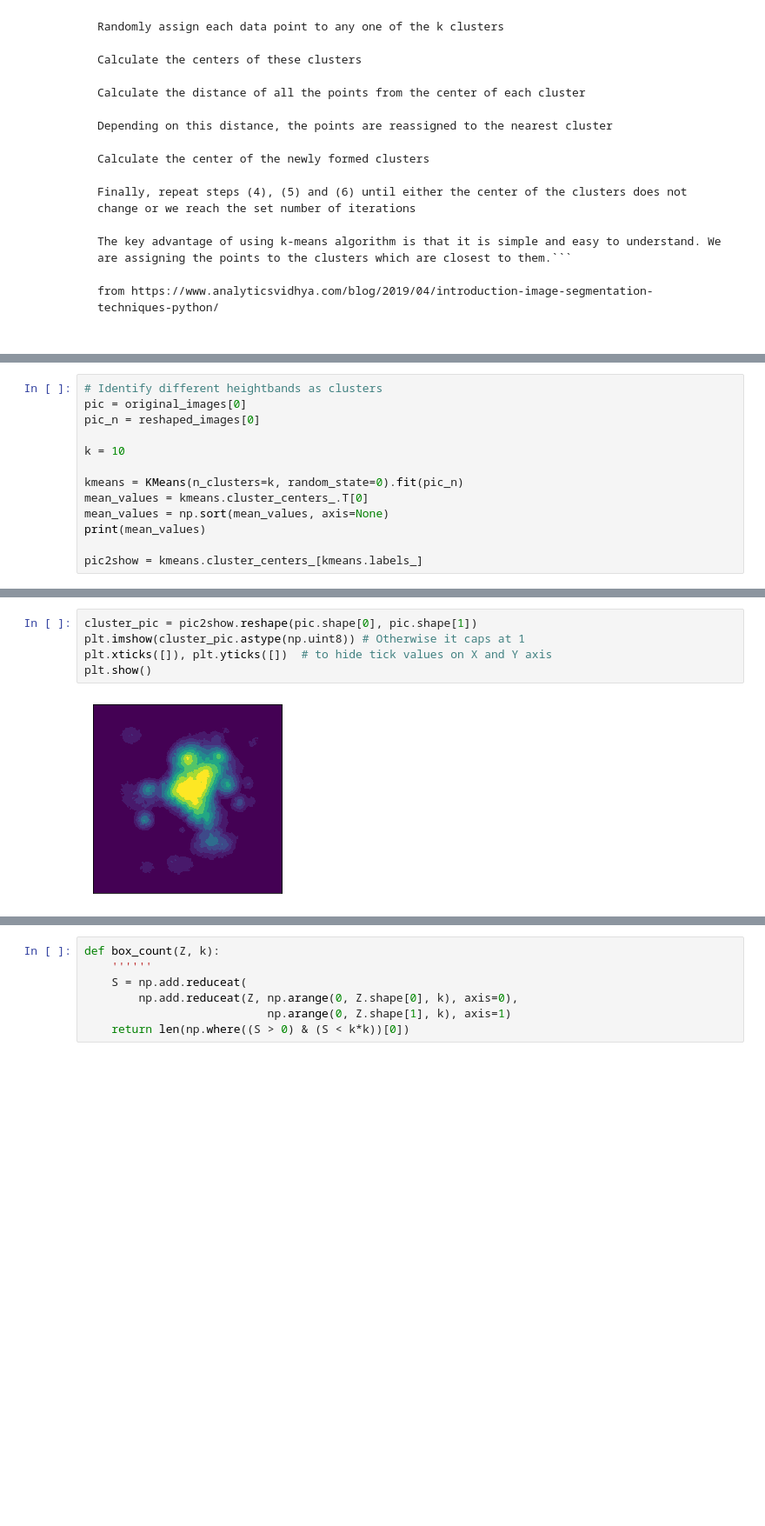
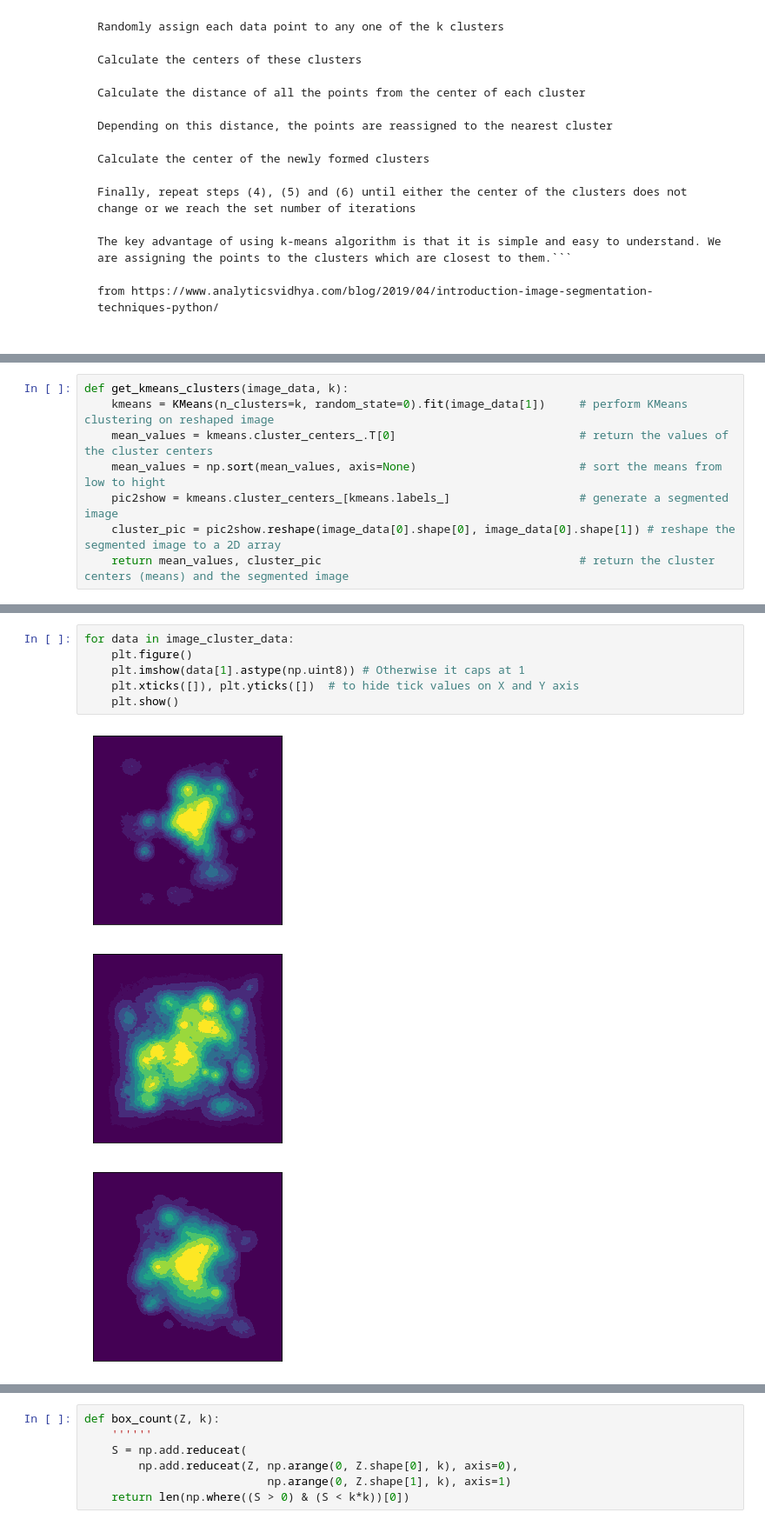
Before and after one commit to eoin-raff/ThesisRepo, a Jupyter notebook: Utils/Heightmap Analysis/heightmap_analysis.ipynb, the cells around one changed output, grey strips where cells are left out. Shown at 87% size. Cells and saved outputs as stored; diff of their text form; blank space fills up the shorter version.

```diff
--- a/Utils/Heightmap Analysis/heightmap_analysis.ipynb
+++ b/Utils/Heightmap Analysis/heightmap_analysis.ipynb
@@ -80,13 +80,0 @@ print(reshaped_images[0].shape)
-# %%
-# Identify different heightbands as clusters
-pic = original_images[0]
-pic_n = reshaped_images[0]
-
-k = 10
-
-kmeans = KMeans(n_clusters=k, random_state=0).fit(pic_n)
-mean_values = kmeans.cluster_centers_.T[0]
-mean_values = np.sort(mean_values, axis=None)
-print(mean_values)
-
-pic2show = kmeans.cluster_centers_[kmeans.labels_]
@@ -95,0 +81,8 @@ pic2show = kmeans.cluster_centers_[kmeans.labels_]
+# %%
+def get_kmeans_clusters(image_data, k):
+    kmeans = KMeans(n_clusters=k, random_state=0).fit(image_data[1])     # perform KMeans clustering on reshaped image
+    mean_values = kmeans.cluster_centers_.T[0]                           # return the values of the cluster centers
+    mean_values = np.sort(mean_values, axis=None)                        # sort the means from low to hight
+    pic2show = kmeans.cluster_centers_[kmeans.labels_]                   # generate a segmented image
+    cluster_pic = pic2show.reshape(image_data[0].shape[0], image_data[0].shape[1]) # reshape the segmented image to a 2D array
+    return mean_values, cluster_pic                                      # return the cluster centers (means) and the segmented image
@@ -96,7 +93,10 @@ pic2show = kmeans.cluster_centers_[kmeans.labels_]
 # %%
-cluster_pic = pic2show.reshape(pic.shape[0], pic.shape[1])
-plt.imshow(cluster_pic.astype(np.uint8)) # Otherwise it caps at 1
-plt.xticks([]), plt.yticks([])  # to hide tick values on X and Y axis
-plt.show()
+for data in image_cluster_data:
+    plt.figure()
+    plt.imshow(data[1].astype(np.uint8)) # Otherwise it caps at 1
+    plt.xticks([]), plt.yticks([])  # to hide tick values on X and Y axis
+    plt.show()
 # %% [output]
 [figure]
+[figure, added]
+[figure, added]
```
Also changed, not shown: parts of 14 cells of this notebook.
